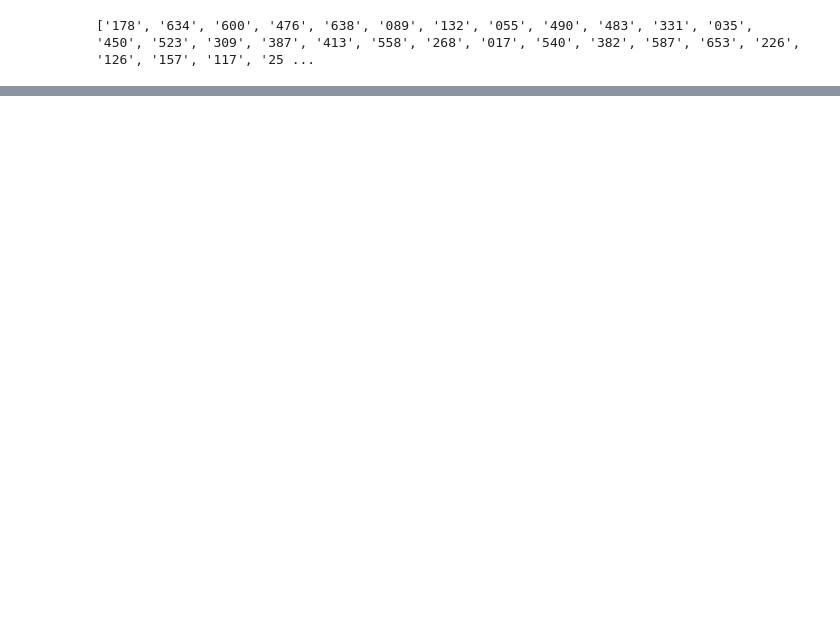
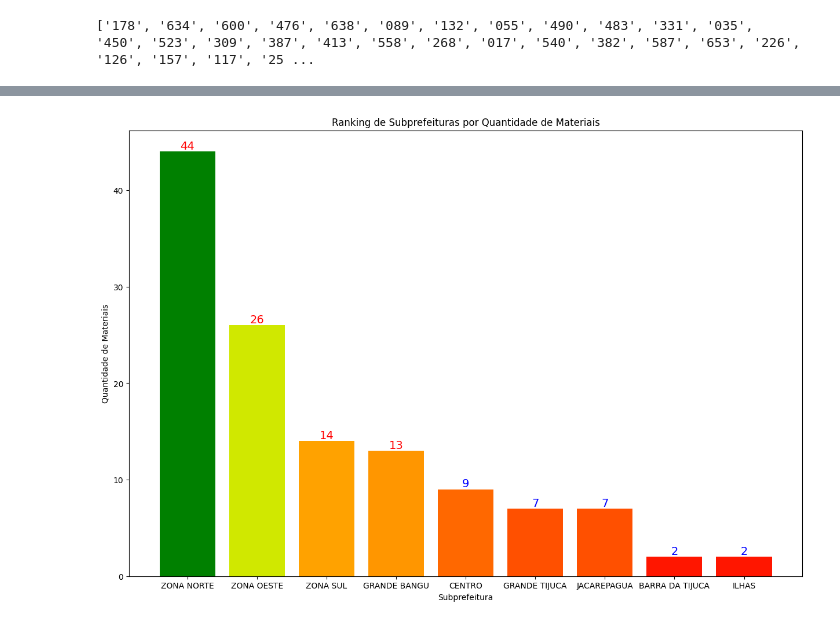
Before and after one commit to victorlemos1/tp-projetoescola, a Jupyter notebook: projeto.ipynb, the cells around one changed output, grey strips where cells are left out. Drawn from its saved outputs; the diff is of its cells as text; code cells hidden in the pictures; blank space fills up the shorter version.

```diff
--- a/projeto.ipynb
+++ b/projeto.ipynb
@@ -451,0 +451,39 @@ plt.show()
+# %%
+import pandas as pd
+import matplotlib.pyplot as plt
+
+import matplotlib.colors as colors
+
+# Carregar o dataframe
+dfranksubprf = pd.read_csv('best_school_route.csv')
+
+plt.figure(figsize=(15, 10))
+# Ocultar a saída do dataframe
+ranking_subprefeituras = dfranksubprf.groupby('subprefeitura')['quantidade_materiais'].count().sort_values(ascending=False)
+ranking_subprefeituras.__repr__ = lambda _: ''
+
+# Criar um objeto de degradê de cores
+cmap = colors.LinearSegmentedColormap.from_list("degrade", ["red", "yellow", "green"])
+
+# Plotar o gráfico de barras com o degradê
+plt.bar(ranking_subprefeituras.index, ranking_subprefeituras, width=0.8, color=cmap(ranking_subprefeituras.values/ranking_subprefeituras.max()))
+
+# Adicionar título ao gráfico
+plt.title("Ranking de Subprefeituras por Quantidade de Materiais")
+
+# Formatar rótulos dos eixos
+plt.xlabel("Subprefeitura", color="black")
+plt.ylabel("Quantidade de Materiais", color="black")
+
+for i in range(len(ranking_subprefeituras)):
+    color = 'red' if ranking_subprefeituras.iloc[i] > 10 else 'blue'
+    rotation = 90 if ranking_subprefeituras.iloc[i] > 100 else 0
+    plt.annotate(str(ranking_subprefeituras.iloc[i]),
+                 (ranking_subprefeituras.index[i], ranking_subprefeituras.iloc[i]),
+                 ha='center', va='bottom', fontsize=14, color=color, rotation=rotation)
+
+
+# Mostrar o gráfico
+plt.show()
+# %% [output]
+[figure, added]
```
Also changed, not shown: parts of 17 cells of this notebook, 7 other files.
